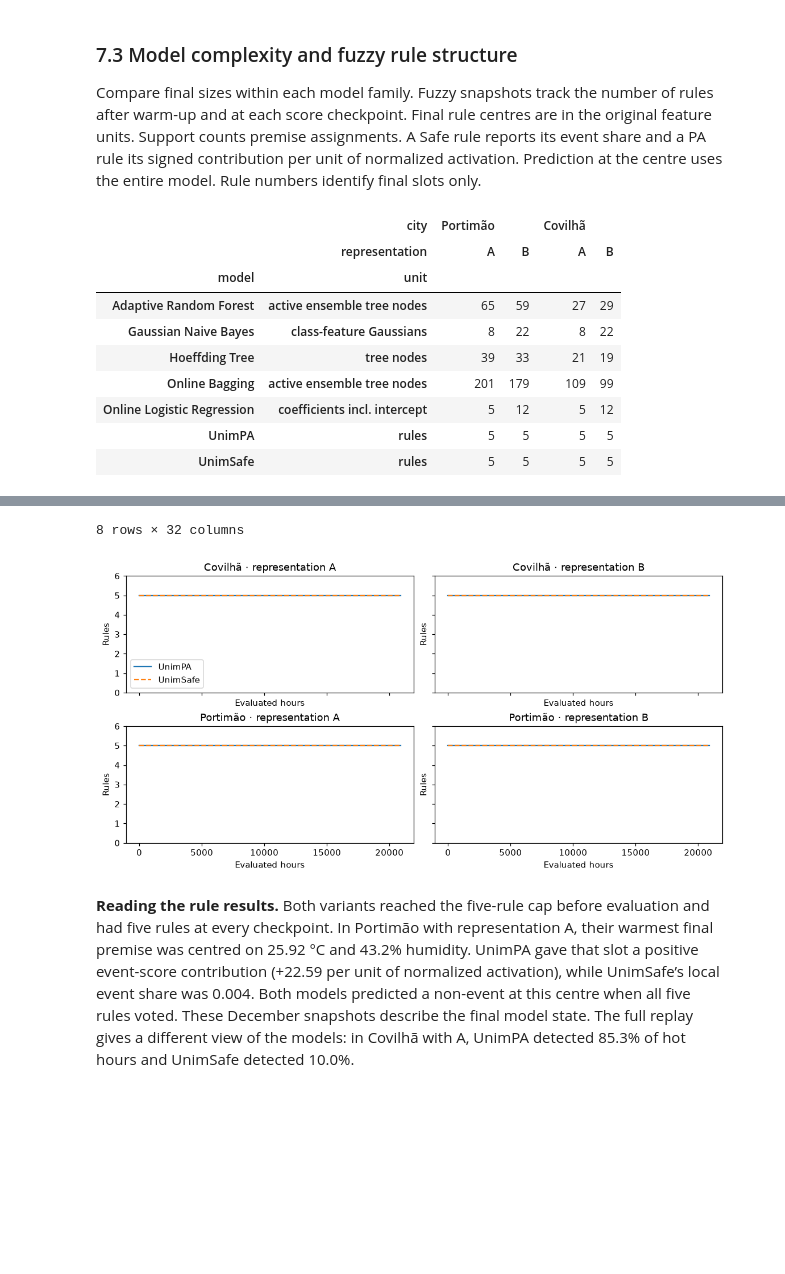
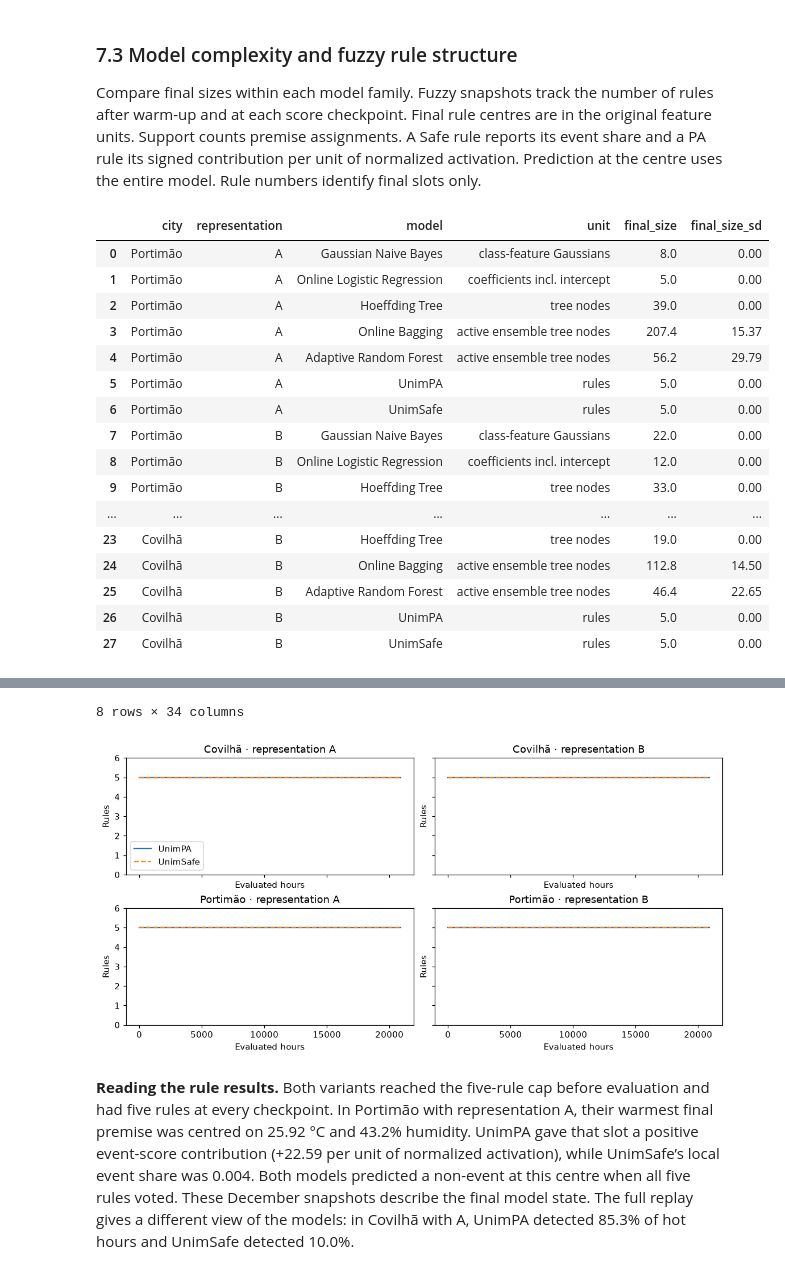
Before and after one commit to VikaMokhovikova/data_stream_mining_final, a Jupyter notebook: src/Final_Project_Heat_Stress.ipynb, the cells around one changed output, grey strips where cells are left out. Saved outputs shown, nothing was run; the diff lists cells and outputs as text; code cells hidden in the pictures; blank space fills up the shorter version.

Commit message:
Changed from 1 seed to 10 seeds and average metrics are computed. Also added a rule interpretation section at the end for the UnimPA and UnimSafe models.

```diff
--- a/src/Final_Project_Heat_Stress.ipynb
+++ b/src/Final_Project_Heat_Stress.ipynb
@@ -817,16 +826,24 @@ assert confusion_metrics(3, 1, 2, 4)['FN'] == 2
 print('PASS — binary confusion-matrix and metric unit tests.')
 
 
-def replay(city, representation, model_name):
-    """Warm up on 2016–2017; predict → evaluate → learn during 2018–2025."""
-    model = new_model(model_name, REP_A if representation == "A" else REP_B)
+def replay(city, representation, model_name, seed=RANDOM_SEED, max_rules=5):
+    """Warm up on 2016–2017; predict, evaluate and learn during 2018–2025."""
+    columns = REP_A if representation == 'A' else REP_B
+    model = new_model(model_name, columns, seed=seed, max_rules=max_rules)
     X = scaled_inputs[(city, representation)]
     y = stream_full[city].loc[model_times, 'y_event'].astype(int)
 
     for timestamp in warm_times:
         model.learn_one(X.loc[timestamp].to_dict(), int(y.loc[timestamp]))
 
-    identity = dict(city=city, representation=representation, model=model_name)
+    identity = dict(
+        city=city,
+        representation=representation,
+        model=model_name,
+        seed=seed,
+        max_rules=max_rules if model_name in FUZZY else None,
+    )
+
     if model_name in FUZZY:
         rule_history.append(dict(**identity, n_evaluated=0, rules=model.learner.n_rules_))
     scores = OnlineScores()
@@ -854,6 +871,7 @@ def replay(city, representation, model_name):
             checkpoints.append({
                 'city': city, 'representation': representation,
                 'model': model_name, 'timestamp_utc': str(timestamp),
+                'seed': seed,
                 **scores.snapshot(),
             })
 
@@ -865,6 +883,7 @@ def replay(city, representation, model_name):
         'update_ms_per_event': update_ns / 1e6 / len(eval_times),
         'none_predictions': missing_predictions,
         'warmup_events': len(warm_times),
+        'seed': seed,
         'evaluation_start_utc': str(eval_times.min()),
         'evaluation_end_utc': str(eval_times.max()),
         'target_threshold_c': HOT_THRESHOLD_C,
@@ -874,7 +893,7 @@ def replay(city, representation, model_name):
         learner = model.learner
         unit, size = 'rules', learner.n_rules_
         config = scaler_config[representation]
-        for i, rule in enumerate(learner.rules):
+        for i, rule in enumerate(learner.rules if seed == RANDOM_SEED else []):
             center = rule.center * np.array(config['scales']) + config['means']
             row = dict(**identity, rule=i + 1, support=rule.support, sigma_z=rule.sigma,
                        prediction_at_center=int(learner.predict(rule.center[None, :])[0]))
@@ -1054,31 +1118,48 @@ save_figure('model_rolling_macro_f1.png')
 Compare final sizes within each model family. Fuzzy snapshots track the number of rules after warm-up and at each score checkpoint. Final rule centres are in the original feature units. Support counts premise assignments. A Safe rule reports its event share and a PA rule its signed contribution per unit of normalized activation. Prediction at the centre uses the entire model. Rule numbers identify final slots only.
 # %%
 complexity = pd.DataFrame(complexity_rows)
-history = pd.DataFrame(rule_history)
-rules = pd.DataFrame(rule_rows)
-assert len(complexity) == len(metrics) and history.rules.between(1, 5).all()
-for filename, frame in [('model_complexity', complexity), ('rule_history', history), ('final_rules', rules)]:
-    frame.to_csv(TABLES_DIR / (filename + '.csv'), index=False)
-display(complexity.pivot(index=['model', 'unit'], columns=['city', 'representation'], values='final_size'))
+rules = pd.DataFrame(rule_rows)  # actual final rules from seed 42
+
+assert len(complexity) == len(per_seed)
+
+size_summary = summarize_runs(complexity, KEYS + ['unit'], ['final_size'])
+size_summary.to_csv(TABLES_DIR / 'model_complexity.csv', index=False)
+display(size_summary.round(2))
+
+history = (
+    pd.DataFrame(rule_history)
+    .groupby(KEYS + ['n_evaluated'], as_index=False)['rules']
+    .mean()
+)
+assert history['rules'].between(1, 5).all()
+history.to_csv(TABLES_DIR / 'rule_history.csv', index=False)
+
 # Largest-support final premise for each city, representation and fuzzy learner.
 examples = rules.loc[rules.groupby(['city', 'representation', 'model']).support.idxmax()]
 display(examples.dropna(axis=1, how='all').round(3))
 fig, axes = plt.subplots(2, 2, sharex=True, sharey=True, figsize=(10, 5), layout='constrained')
 for ax, ((city, rep), subset) in zip(axes.flat, history.groupby(['city', 'representation'])):
     for name, group in subset.groupby('model'):
         ax.step(group.n_evaluated, group.rules, where='post', label=name,
                 linestyle='--' if name == 'UnimSafe' else '-')
     ax.set(title=f'{city} · representation {rep}', xlabel='Evaluated hours', ylabel='Rules', ylim=(0, 6))
 axes.flat[0].legend()
 save_figure('fuzzy_rule_counts.png')
 # %% [output]
-|  | city | Portimão |  | Covilhã |  |
-|  | representation | A | B | A | B |
-| model | unit |  |  |  |  |
-| Adaptive Random Forest | active ensemble tree nodes | 65 | 59 | 27 | 29 |
-| Gaussian Naive Bayes | class-feature Gaussians | 8 | 22 | 8 | 22 |
-| Hoeffding Tree | tree nodes | 39 | 33 | 21 | 19 |
-| Online Bagging | active ensemble tree nodes | 201 | 179 | 109 | 99 |
-| Online Logistic Regression | coefficients incl. intercept | 5 | 12 | 5 | 12 |
-| UnimPA | rules | 5 | 5 | 5 | 5 |
-| UnimSafe | rules | 5 | 5 | 5 | 5 |
+|  | city | representation | model | unit | final_size | final_size_sd |
+| 0 | Portimão | A | Gaussian Naive Bayes | class-feature Gaussians | 8.0 | 0.00 |
+| 1 | Portimão | A | Online Logistic Regression | coefficients incl. intercept | 5.0 | 0.00 |
+| 2 | Portimão | A | Hoeffding Tree | tree nodes | 39.0 | 0.00 |
+| 3 | Portimão | A | Online Bagging | active ensemble tree nodes | 207.4 | 15.37 |
+| 4 | Portimão | A | Adaptive Random Forest | active ensemble tree nodes | 56.2 | 29.79 |
+| 5 | Portimão | A | UnimPA | rules | 5.0 | 0.00 |
+| 6 | Portimão | A | UnimSafe | rules | 5.0 | 0.00 |
+| 7 | Portimão | B | Gaussian Naive Bayes | class-feature Gaussians | 22.0 | 0.00 |
+| 8 | Portimão | B | Online Logistic Regression | coefficients incl. intercept | 12.0 | 0.00 |
+| 9 | Portimão | B | Hoeffding Tree | tree nodes | 33.0 | 0.00 |
+| ... | ... | ... | ... | ... | ... | ... |
+| 23 | Covilhã | B | Hoeffding Tree | tree nodes | 19.0 | 0.00 |
+| 24 | Covilhã | B | Online Bagging | active ensemble tree nodes | 112.8 | 14.50 |
+| 25 | Covilhã | B | Adaptive Random Forest | active ensemble tree nodes | 46.4 | 22.65 |
+| 26 | Covilhã | B | UnimPA | rules | 5.0 | 0.00 |
+| 27 | Covilhã | B | UnimSafe | rules | 5.0 | 0.00 |
@@ -1094,4 +1175,4 @@ save_figure('fuzzy_rule_counts.png')
-8 rows × 32 columns
+8 rows × 34 columns
 [figure]
 # %% [markdown]
 **Reading the rule results.** Both variants reached the five-rule cap before evaluation and had five rules at every checkpoint. In Portimão with representation A, their warmest final premise was centred on 25.92 °C and 43.2% humidity. UnimPA gave that slot a positive event-score contribution (+22.59 per unit of normalized activation), while UnimSafe’s local event share was 0.004. Both models predicted a non-event at this centre when all five rules voted. These December snapshots describe the final model state. The full replay gives a different view of the models: in Covilhã with A, UnimPA detected 85.3% of hot hours and UnimSafe detected 10.0%.
```
Also changed, not shown: parts of 12 cells of this notebook, 12 other files.
